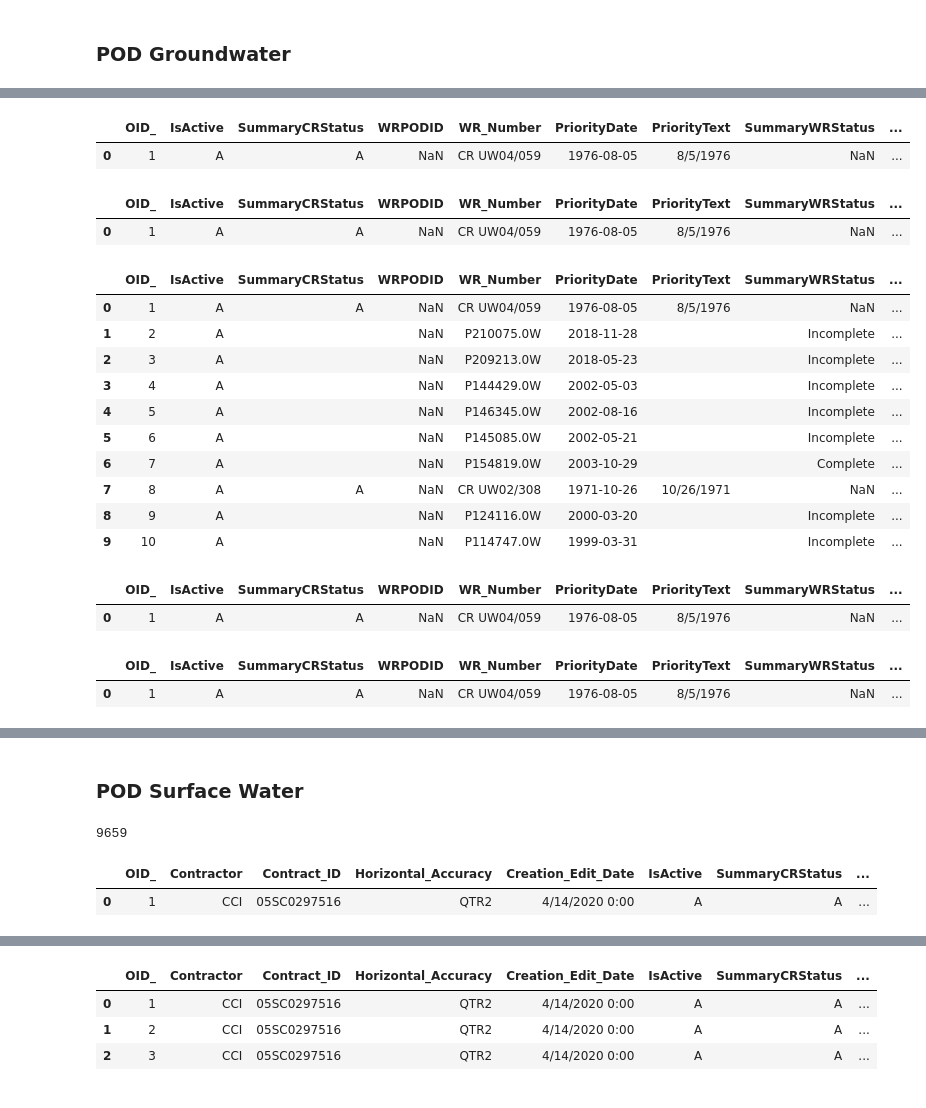
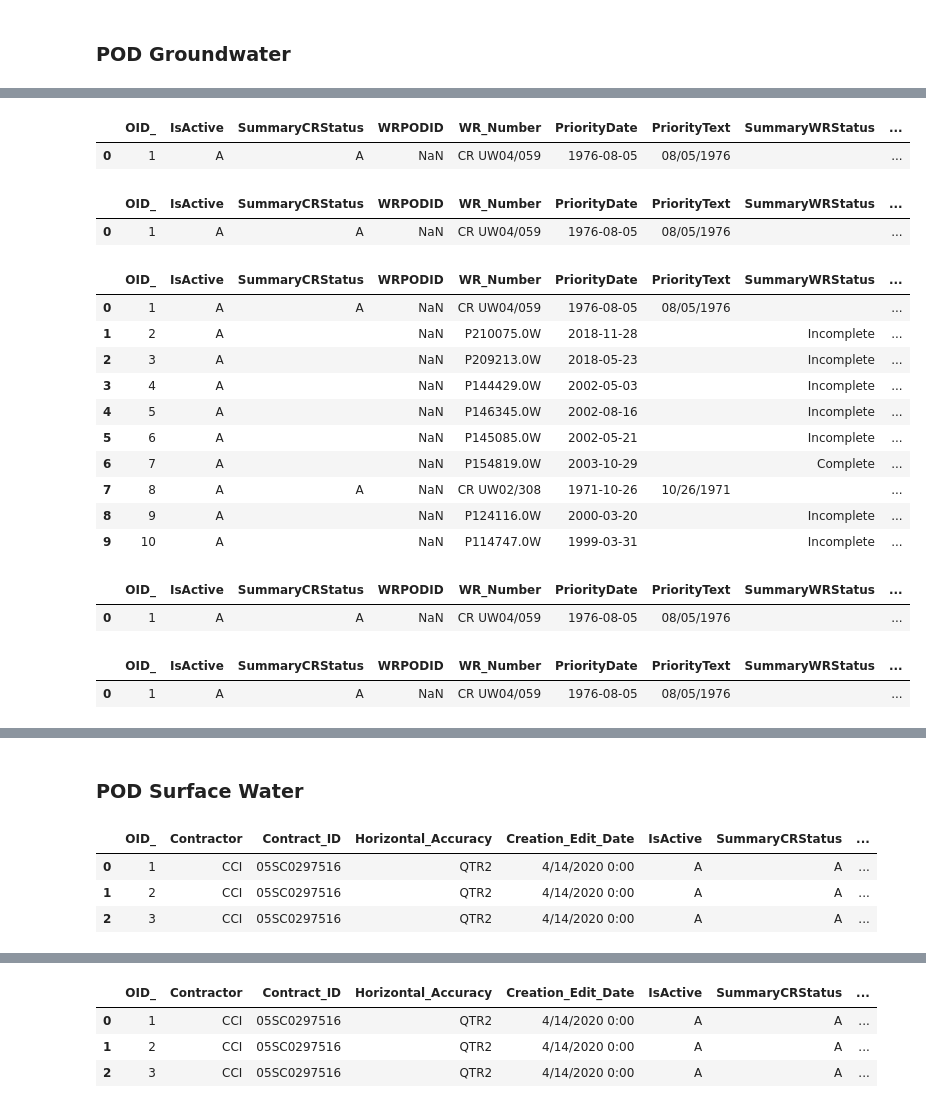
Before and after one commit to WSWCWaterDataExchange/MappingStatesDataToWaDE2.0, a Jupyter notebook: Wyoming/WaterAllocation/0_PreProcessWyomingAllocationData.ipynb, the cells around one changed output, grey strips where cells are left out. Saved outputs shown, nothing was run; the diff lists cells and outputs as text; code cells hidden in the pictures.

```diff
--- a/Wyoming/WaterAllocation/0_PreProcessWyomingAllocationData.ipynb
+++ b/Wyoming/WaterAllocation/0_PreProcessWyomingAllocationData.ipynb
@@ -54,11 +34,11 @@ memory usage: 798.7+ KB
 # %%
 #Update datatype of Priority Date to fit WaDE 2.0 structure
-dfwyg['PriorityDate'] = pd.to_datetime(dfwyg['PriorityDate'], errors = 'coerce')
+dfwyg['PriorityDate'] = pd.to_datetime(dfwyg['PriorityDate'])
 dfwyg['PriorityDate'] = pd.to_datetime(dfwyg["PriorityDate"].dt.strftime('%m/%d/%Y'))
 dfwyg.head(1)
 # %% [output]
 |  | OID_ | IsActive | SummaryCRStatus | WRPODID | WR_Number | PriorityDate | PriorityText | SummaryWRStatus | ... |
-| 0 | 1 | A | A | NaN | CR UW04/059 | 1976-08-05 | 8/5/1976 | NaN | ... |
+| 0 | 1 | A | A | NaN | CR UW04/059 | 1976-08-05 | 08/05/1976 |  | ... |
 # %%
 #Creating WaDE Owner Field.
 #Create from Owner field. If empty, use LastName + FirstName fields.
@@ -76,7 +56,7 @@ dfwyg['WaDEOwner'] = dfwyg.apply(lambda row: retrieveOwner(row['Company'], row['
 dfwyg.head(1)
 # %% [output]
 |  | OID_ | IsActive | SummaryCRStatus | WRPODID | WR_Number | PriorityDate | PriorityText | SummaryWRStatus | ... |
-| 0 | 1 | A | A | NaN | CR UW04/059 | 1976-08-05 | 8/5/1976 | NaN | ... |
+| 0 | 1 | A | A | NaN | CR UW04/059 | 1976-08-05 | 08/05/1976 |  | ... |
 # %%
 #Creating Beneficial Use.
 #Need to translate WY abbreviatoins to a workable format.
@@ -200,14 +180,14 @@ dfwyg['WaDEBenUse'] = dfwyg.apply(lambda row: retrieveBenUse(row['Uses']), axis=
 dfwyg.head(10)
 # %% [output]
 |  | OID_ | IsActive | SummaryCRStatus | WRPODID | WR_Number | PriorityDate | PriorityText | SummaryWRStatus | ... |
-| 0 | 1 | A | A | NaN | CR UW04/059 | 1976-08-05 | 8/5/1976 | NaN | ... |
+| 0 | 1 | A | A | NaN | CR UW04/059 | 1976-08-05 | 08/05/1976 |  | ... |
 | 1 | 2 | A |  | NaN | P210075.0W | 2018-11-28 |  | Incomplete | ... |
 | 2 | 3 | A |  | NaN | P209213.0W | 2018-05-23 |  | Incomplete | ... |
 | 3 | 4 | A |  | NaN | P144429.0W | 2002-05-03 |  | Incomplete | ... |
 | 4 | 5 | A |  | NaN | P146345.0W | 2002-08-16 |  | Incomplete | ... |
 | 5 | 6 | A |  | NaN | P145085.0W | 2002-05-21 |  | Incomplete | ... |
 | 6 | 7 | A |  | NaN | P154819.0W | 2003-10-29 |  | Complete | ... |
-| 7 | 8 | A | A | NaN | CR UW02/308 | 1971-10-26 | 10/26/1971 | NaN | ... |
+| 7 | 8 | A | A | NaN | CR UW02/308 | 1971-10-26 | 10/26/1971 |  | ... |
 | 8 | 9 | A |  | NaN | P124116.0W | 2000-03-20 |  | Incomplete | ... |
 | 9 | 10 | A |  | NaN | P114747.0W | 1999-03-31 |  | Incomplete | ... |
 # %%
@@ -231,7 +211,7 @@ dfwyg['PreffixWaDEBenUse'] = dfwyg.apply(lambda row: retrieveWildCenicRiver(row[
 dfwyg.head(1)
 # %% [output]
 |  | OID_ | IsActive | SummaryCRStatus | WRPODID | WR_Number | PriorityDate | PriorityText | SummaryWRStatus | ... |
-| 0 | 1 | A | A | NaN | CR UW04/059 | 1976-08-05 | 8/5/1976 | NaN | ... |
+| 0 | 1 | A | A | NaN | CR UW04/059 | 1976-08-05 | 08/05/1976 |  | ... |
 # %%
 # For Wild and Scenic River benuse
 # combine WaDEBenUse & PreffixWaDEBenUse columns if not blank
@@ -247,7 +227,7 @@ dfwyg['WaDEBenUse'] = dfwyg.apply(lambda row: combineWaDEBenUses(row['PreffixWaD
 dfwyg.head(1)
 # %% [output]
 |  | OID_ | IsActive | SummaryCRStatus | WRPODID | WR_Number | PriorityDate | PriorityText | SummaryWRStatus | ... |
-| 0 | 1 | A | A | NaN | CR UW04/059 | 1976-08-05 | 8/5/1976 | NaN | ... |
+| 0 | 1 | A | A | NaN | CR UW04/059 | 1976-08-05 | 08/05/1976 |  | ... |
 # %%
 # Create output dataframe for ground water
 columnslist = [
@@ -313,9 +293,9 @@ os.chdir(workingDir)
 
 SW_Input = "POD_SW_DepthI_FC_input.csv"
 dfwys = pd.read_csv(SW_Input)
-print(len(dfwys))
-dfwys.head(1)
+dfwys.head(3)
 # %% [output]
-9659
 |  | OID_ | Contractor | Contract_ID | Horizontal_Accuracy | Creation_Edit_Date | IsActive | SummaryCRStatus | ... |
 | 0 | 1 | CCI | 05SC0297516 | QTR2 | 4/14/2020 0:00 | A | A | ... |
+| 1 | 2 | CCI | 05SC0297516 | QTR2 | 4/14/2020 0:00 | A | A | ... |
+| 2 | 3 | CCI | 05SC0297516 | QTR2 | 4/14/2020 0:00 | A | A | ... |
```
Also changed, not shown: parts of 5 cells of this notebook, 41 other files.
